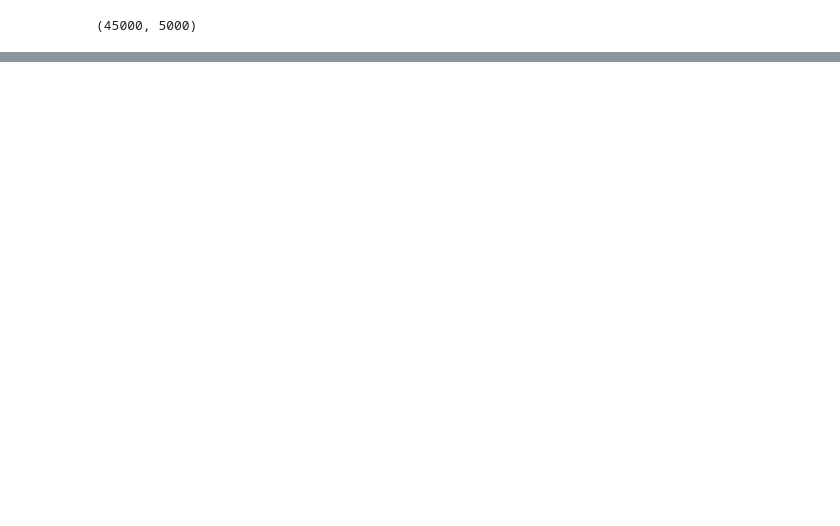
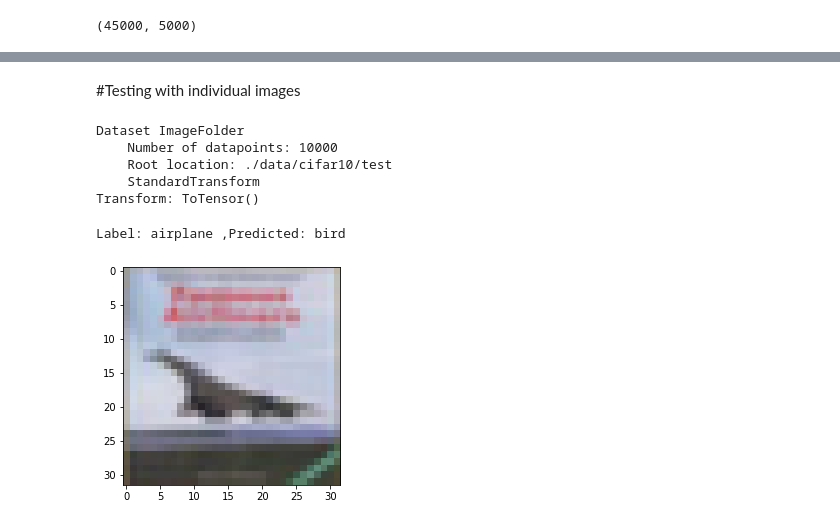
Before and after one commit to eunjoo-ny/ML-Code, a Jupyter notebook: 4_Lesson_4_Image_Classification_with_Convolutional_Neural_Networks.ipynb, the cells around one changed output, grey strips where cells are left out. Drawn from its saved outputs; the diff is of its cells as text; code cells hidden in the pictures; blank space fills up the shorter version.

```diff
--- a/4_Lesson_4_Image_Classification_with_Convolutional_Neural_Networks.ipynb
+++ b/4_Lesson_4_Image_Classification_with_Convolutional_Neural_Networks.ipynb
@@ -161,0 +451,3 @@ jovian.commit(project='05-cifar10-cnn', environment=None)
+# %%
+device=get_default_device()
+device
@@ -161,0 +543,3 @@ jovian.commit(project='05-cifar10-cnn', environment=None)
+# %%
+model = to_device(Cifar10CnnModel(),device)
+model
@@ -161,0 +638,28 @@ jovian.commit(project='05-cifar10-cnn', environment=None)
+# %% [markdown]
+#Testing with individual images
+# %%
+test_dataset = ImageFolder(data_dir+'/test',transform=ToTensor())
+test_dataset
+# %% [output]
+Dataset ImageFolder
+    Number of datapoints: 10000
+    Root location: ./data/cifar10/test
+    StandardTransform
+Transform: ToTensor()
+# %%
+def predict_image(img, model):
+    # Convert to a batch of 1
+    xb = to_device(img.unsqueeze(0),device)
+    # Get predictions from model
+    yb=model(xb)
+    # Pick index with highest probability
+    _,preds=torch.max(yb, dim=1)
+     # Retrieve the class label
+    return dataset.classes[preds[0].item()]
+# %%
+img,label =test_dataset[0]
+plt.imshow(img.permute(1,2,0))
+print('Label:',dataset.classes[label],',Predicted:',predict_image(img,model))
+# %% [output]
+Label: airplane ,Predicted: bird
+[figure, added]
```
Also changed, not shown: parts of 67 cells of this notebook.
